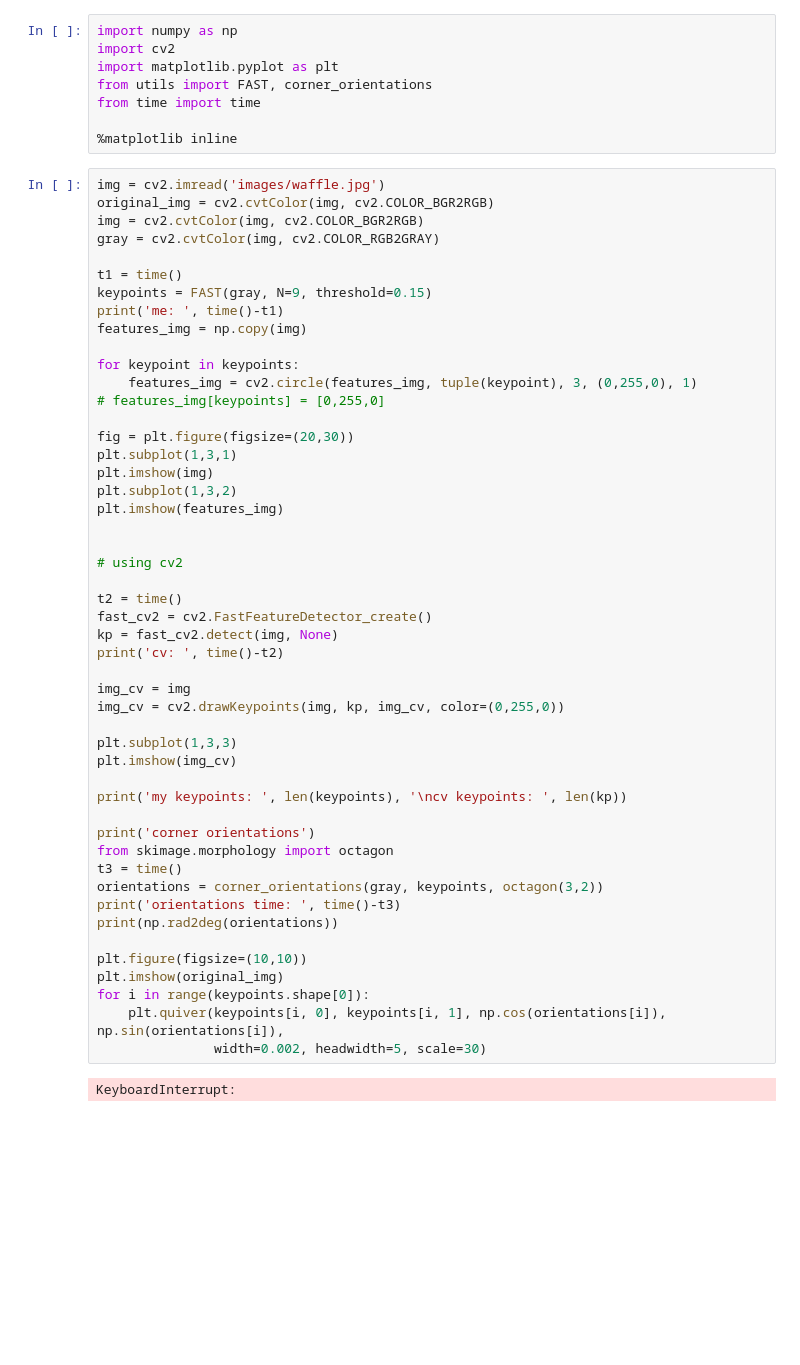
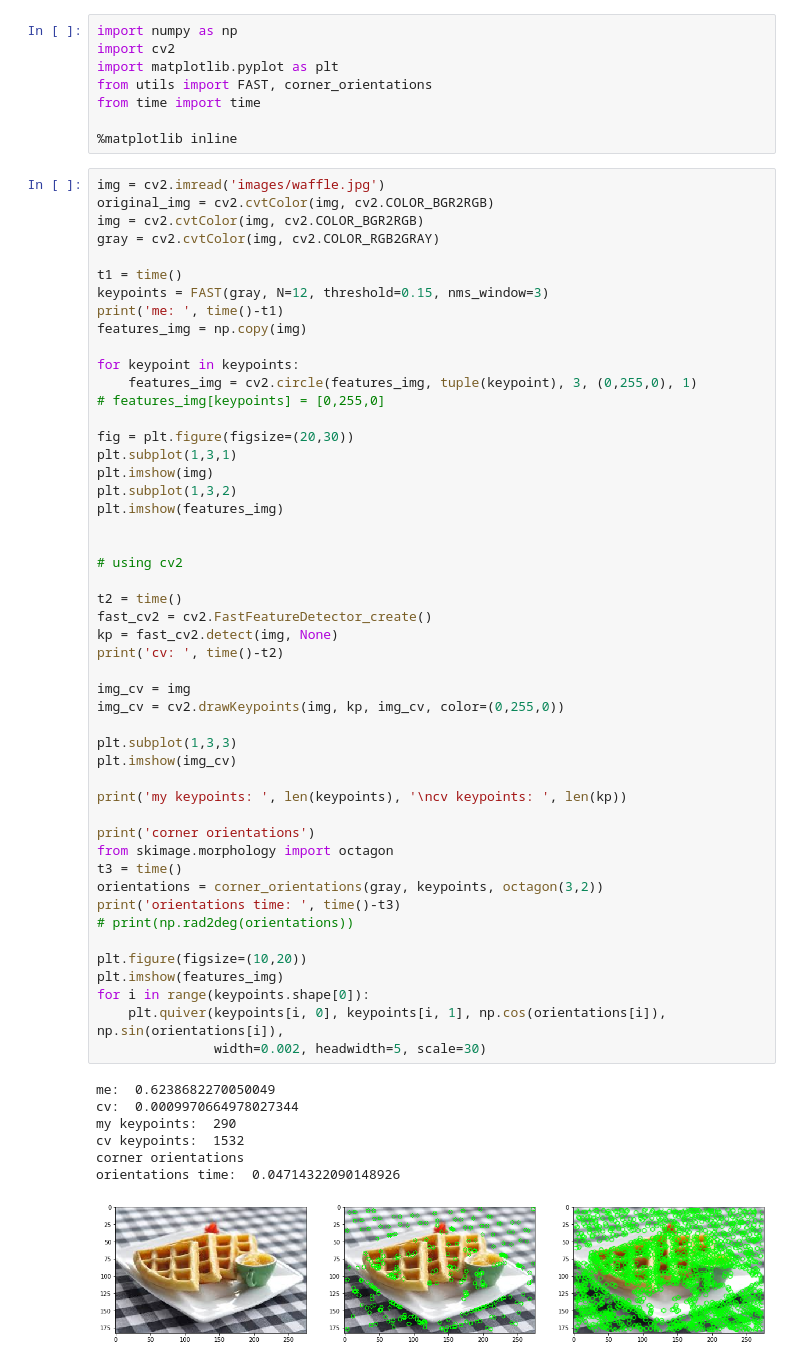
Before and after one commit to AhmedHisham1/ORB-feature-matching, a Jupyter notebook: Notebook.ipynb, the cells around one changed output. Drawn from its saved outputs; the diff is of its cells as text; blank space fills up the shorter version.

Commit message:
Implemented corner orientation function

```diff
--- a/Notebook.ipynb
+++ b/Notebook.ipynb
@@ -13,7 +13,7 @@ img = cv2.cvtColor(img, cv2.COLOR_BGR2RGB)
 gray = cv2.cvtColor(img, cv2.COLOR_RGB2GRAY)
 
 t1 = time()
-keypoints = FAST(gray, N=9, threshold=0.15)
+keypoints = FAST(gray, N=12, threshold=0.15, nms_window=3)
 print('me: ', time()-t1)
 features_img = np.copy(img)
 
@@ -26,34 +26,40 @@ plt.subplot(1,3,1)
 plt.imshow(img)
 plt.subplot(1,3,2)
 plt.imshow(features_img)
 
 
 # using cv2
 
 t2 = time()
 fast_cv2 = cv2.FastFeatureDetector_create()
 kp = fast_cv2.detect(img, None)
 print('cv: ', time()-t2)
 
 img_cv = img
 img_cv = cv2.drawKeypoints(img, kp, img_cv, color=(0,255,0))
 
 plt.subplot(1,3,3)
 plt.imshow(img_cv)
 
 print('my keypoints: ', len(keypoints), '\ncv keypoints: ', len(kp))
 
 print('corner orientations')
 from skimage.morphology import octagon
 t3 = time()
 orientations = corner_orientations(gray, keypoints, octagon(3,2))
 print('orientations time: ', time()-t3)
-print(np.rad2deg(orientations))
+# print(np.rad2deg(orientations))
 
-plt.figure(figsize=(10,10))
-plt.imshow(original_img)
+plt.figure(figsize=(10,20))
+plt.imshow(features_img)
 for i in range(keypoints.shape[0]):
     plt.quiver(keypoints[i, 0], keypoints[i, 1], np.cos(orientations[i]), np.sin(orientations[i]),
                width=0.002, headwidth=5, scale=30)
 # %% [output]
-KeyboardInterrupt:
+me:  0.6238682270050049
+cv:  0.0009970664978027344
+my keypoints:  290
+cv keypoints:  1532
+corner orientations
+orientations time:  0.04714322090148926
+[figure, added]
```
Also changed, not shown: parts of 3 cells of this notebook, 3 other files.
